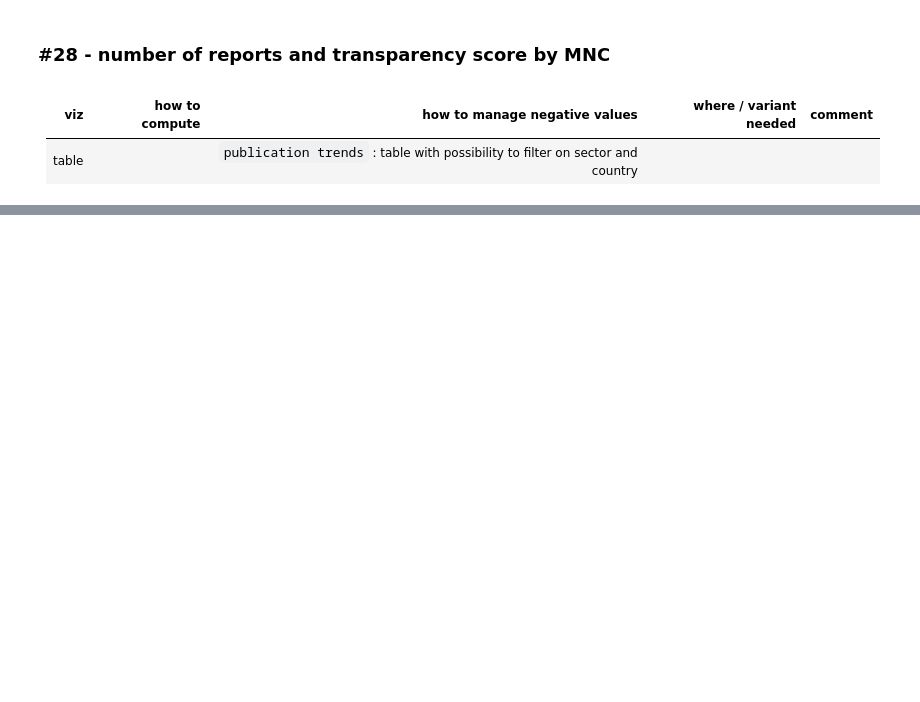
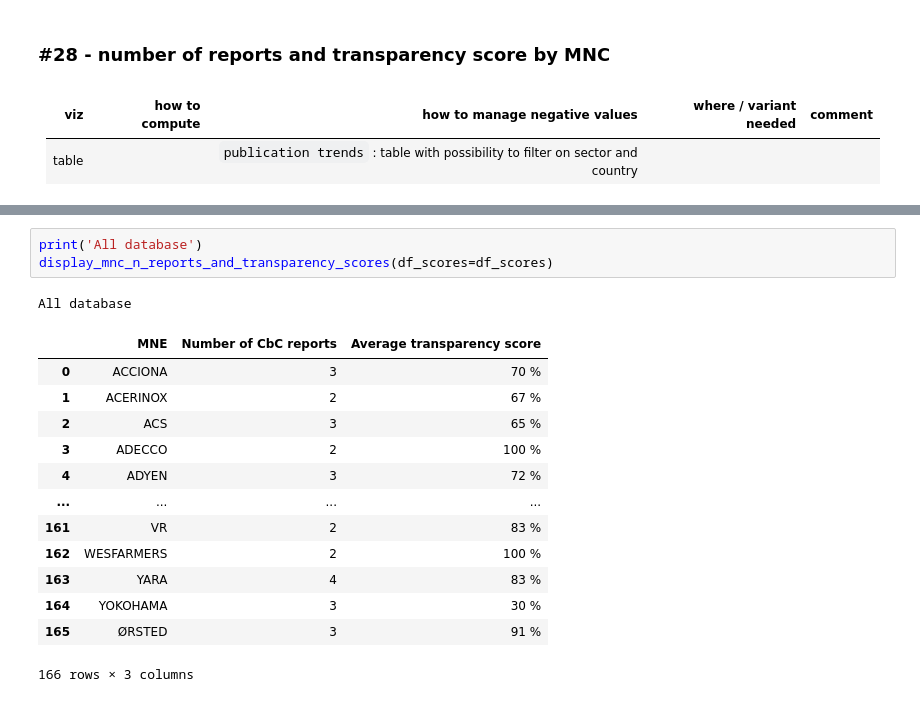
Before and after one commit to anquetos/data4good-taxobservatory-dataviz, a Jupyter notebook: taxobservatory-dataviz.ipynb, the cells around one changed output, grey strips where cells are left out. Cells and saved outputs as stored; diff of their text form; blank space fills up the shorter version.

```diff
--- a/taxobservatory-dataviz.ipynb
+++ b/taxobservatory-dataviz.ipynb
@@ -1155,0 +1347,18 @@ AXA
+# %%
+print('All database')
+display_mnc_n_reports_and_transparency_scores(df_scores=df_scores)
+# %% [output]
+All database
+|  | MNE | Number of CbC reports | Average transparency score |
+| 0 | ACCIONA | 3 | 70 % |
+| 1 | ACERINOX | 2 | 67 % |
+| 2 | ACS | 3 | 65 % |
+| 3 | ADECCO | 2 | 100 % |
+| 4 | ADYEN | 3 | 72 % |
+| ... | ... | ... | ... |
+| 161 | VR | 2 | 83 % |
+| 162 | WESFARMERS | 2 | 100 % |
+| 163 | YARA | 4 | 83 % |
+| 164 | YOKOHAMA | 3 | 30 % |
+| 165 | ØRSTED | 3 | 91 % |
+166 rows × 3 columns
```
Also changed, not shown: parts of 14 cells of this notebook.
